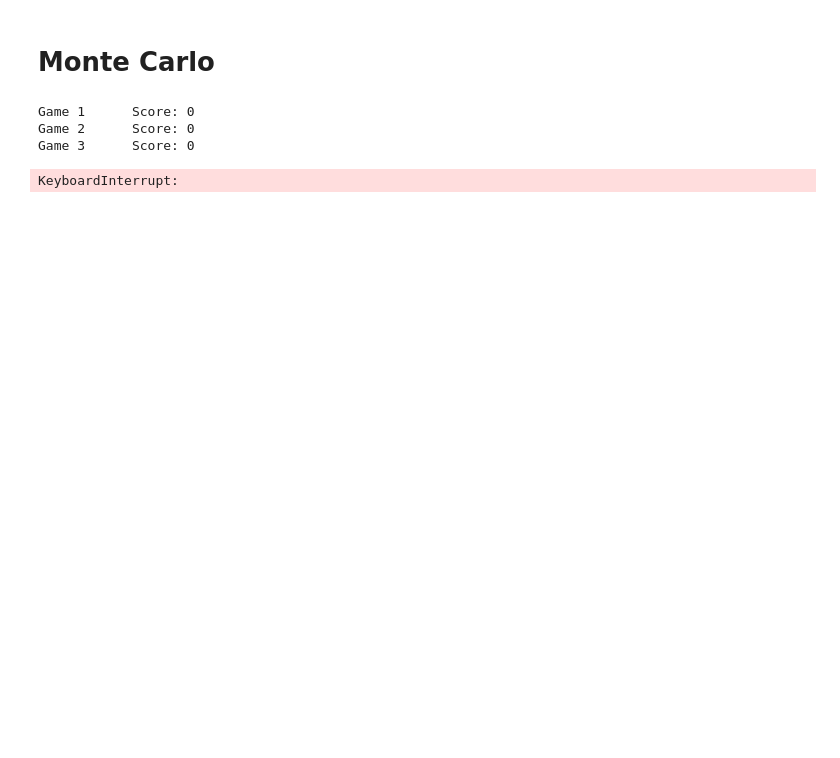
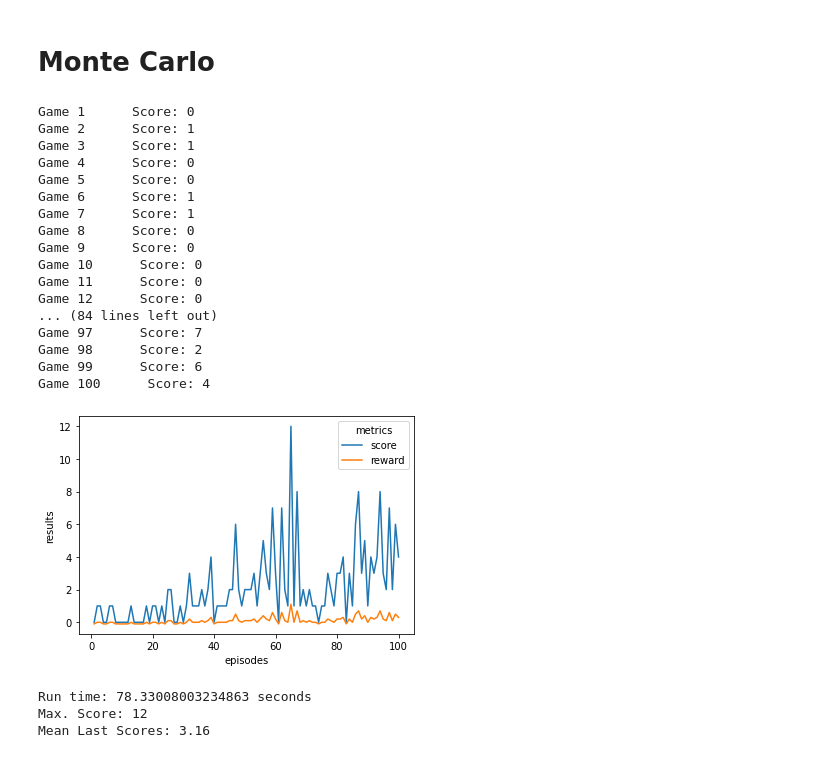
Before and after one commit to AnaClaraZoppiSerpa/snake, a Jupyter notebook: MonteCarloLFA.ipynb, the cells around one changed output. Saved outputs shown, nothing was run; the diff lists cells and outputs as text; code cells hidden in the pictures; blank space fills up the shorter version.

```diff
--- a/MonteCarloLFA.ipynb
+++ b/MonteCarloLFA.ipynb
@@ -206,35 +209,52 @@ def run_monte_carlo(agent: AgentLFA, reward_function, episodes, display, speed,
             print(f'Game {episode}      Score: {env.game.score}')
 
         mean_reward = episode_reward/episodes
         metrics['episodes'].append(episode)
         metrics['rewards'].append(mean_reward)
         metrics['scores'].append(env.game.score)
 
         end = time.time()
         diff = end - start
         if diff > 600: # 10min
             break
 
 
     return metrics
 
 N0 = 1
 gamma = 1
 
 # define agent
 monteCarloAgent = MonteCarloAgentLFA(N0, gamma, NUM_STATES, NUM_ACTIONS, ACTION_SPACE)
 
 start = time.time()
-metrics = run_monte_carlo(monteCarloAgent, reward_function=reward_euclidean, episodes=100, speed=0, display=True)
+metrics = run_monte_carlo(monteCarloAgent, reward_function=default_reward, episodes=100, speed=0, display=True)
 end = time.time()
 
 plot_metrics(metrics, filepath=None)
-
+print("aaaaaaa")
 print('Run time:', (end-start), 'seconds')
 print('Max. Score:', max(metrics['scores']))
 print('Mean Last Scores:', np.mean(metrics['scores'][-50:]))
 # %% [output]
 Game 1      Score: 0
-Game 2      Score: 0
-Game 3      Score: 0
+Game 2      Score: 1
+Game 3      Score: 1
+Game 4      Score: 0
+Game 5      Score: 0
+Game 6      Score: 1
+Game 7      Score: 1
+Game 8      Score: 0
+Game 9      Score: 0
+Game 10      Score: 0
+Game 11      Score: 0
+Game 12      Score: 0
+... (84 lines left out)
+Game 97      Score: 7
+Game 98      Score: 2
+Game 99      Score: 6
+Game 100      Score: 4
+[figure, added]
-KeyboardInterrupt:
+Run time: 78.33008003234863 seconds
+Max. Score: 12
+Mean Last Scores: 3.16
```
Also changed, not shown: parts of 1 cell of this notebook, 1 other file.
